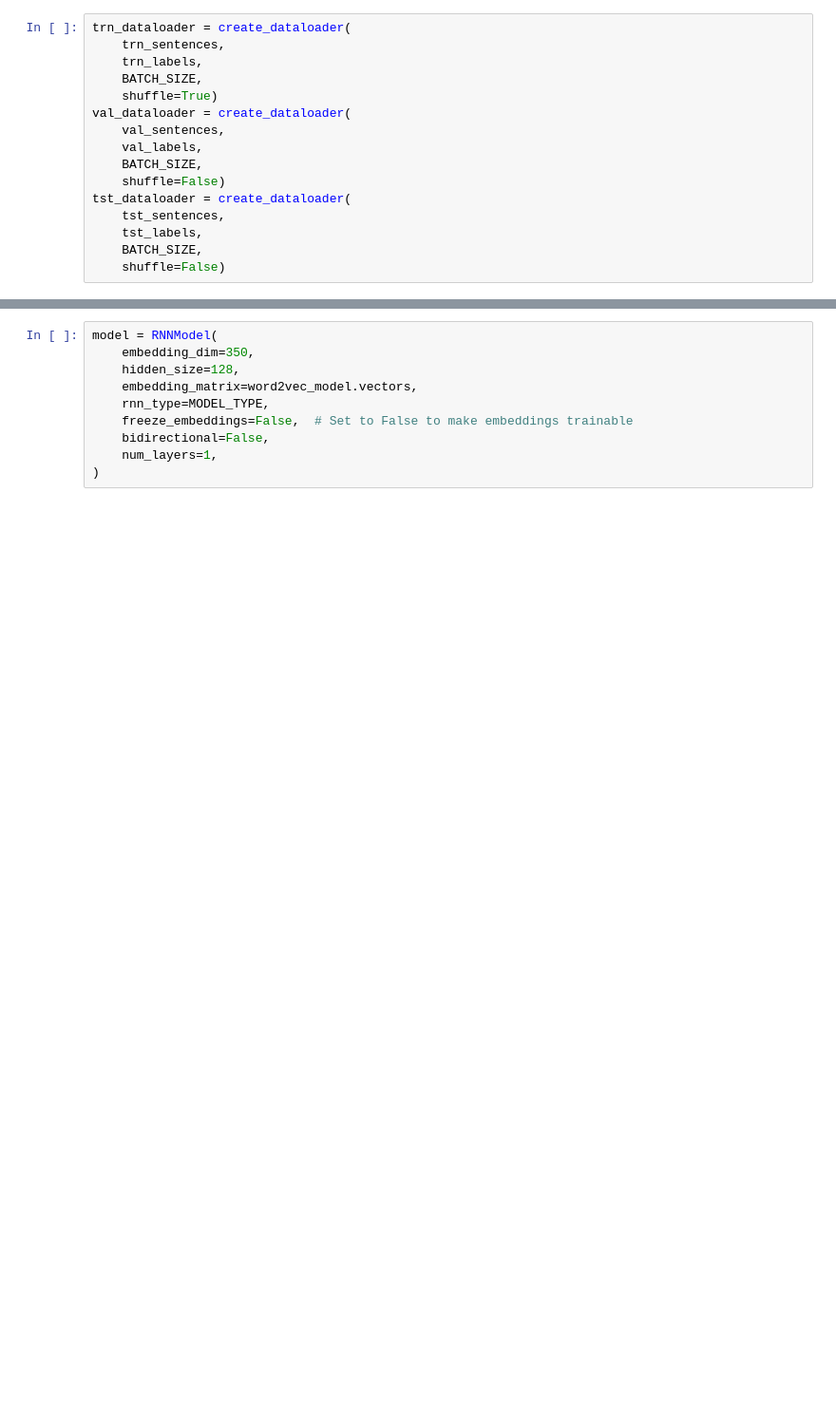
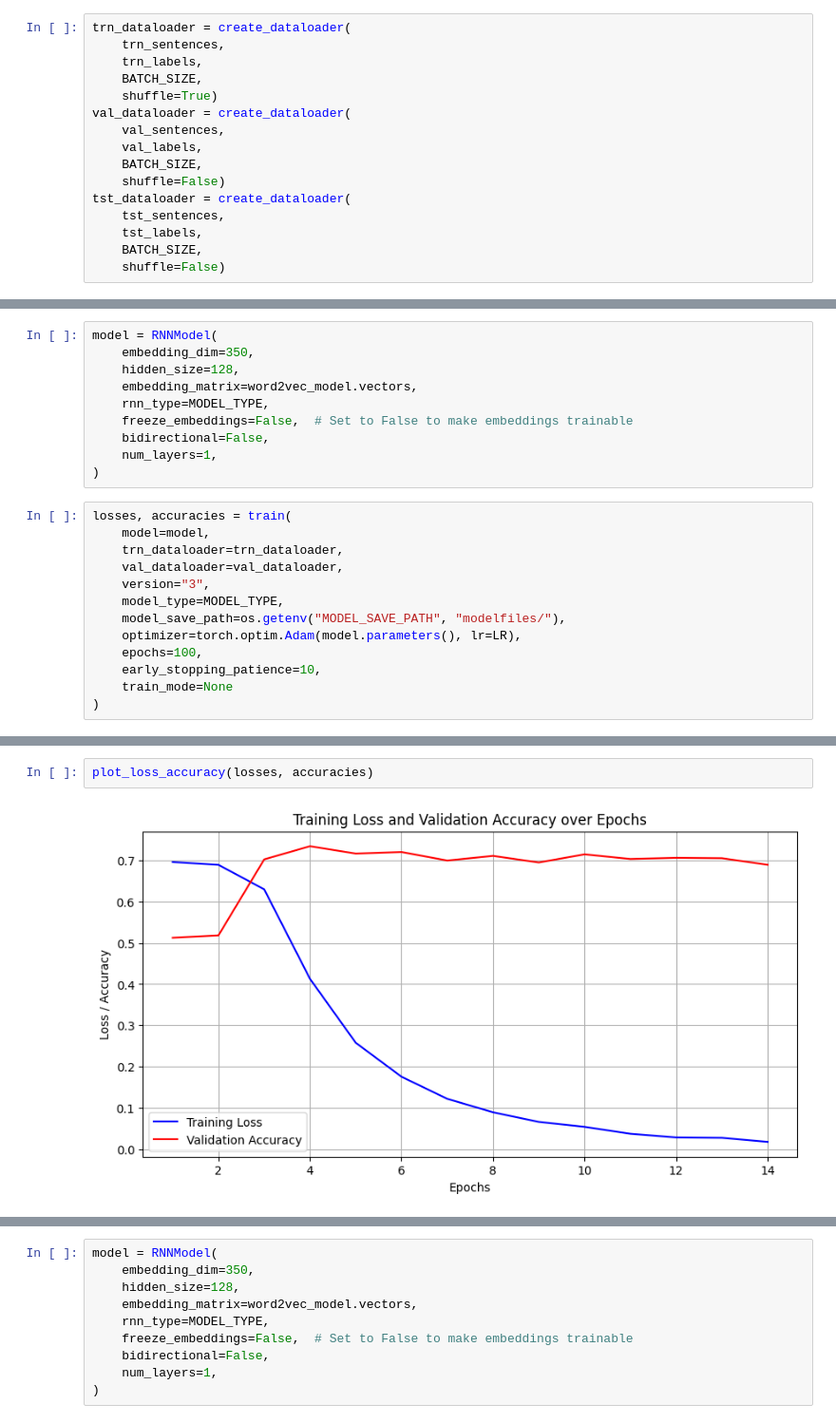
Before and after one commit to qkm2000/sc4002, a Jupyter notebook: Part_3.2.ipynb, the cells around one changed output, grey strips where cells are left out. Shown: that part at 95% size. Saved outputs shown, nothing was run; the diff lists cells and outputs as text; blank space fills up the shorter version.

```diff
--- a/Part_3.2.ipynb
+++ b/Part_3.2.ipynb
@@ -87,0 +92,23 @@ tst_dataloader = create_dataloader(
+# %%
+model = RNNModel(
+    embedding_dim=350,
+    hidden_size=128,
+    embedding_matrix=word2vec_model.vectors,
+    rnn_type=MODEL_TYPE,
+    freeze_embeddings=False,  # Set to False to make embeddings trainable
+    bidirectional=False,
+    num_layers=1,
+)
+# %%
+losses, accuracies = train(
+    model=model,
+    trn_dataloader=trn_dataloader,
+    val_dataloader=val_dataloader,
+    version="3",
+    model_type=MODEL_TYPE,
+    model_save_path=os.getenv("MODEL_SAVE_PATH", "modelfiles/"),
+    optimizer=torch.optim.Adam(model.parameters(), lr=LR),
+    epochs=100,
+    early_stopping_patience=10,
+    train_mode=None
+)
@@ -87,0 +133,4 @@ tst_dataloader = create_dataloader(
+# %%
+plot_loss_accuracy(losses, accuracies)
+# %% [output]
+[figure, added]
```
Also changed, not shown: parts of 31 cells of this notebook, 2 other files.
